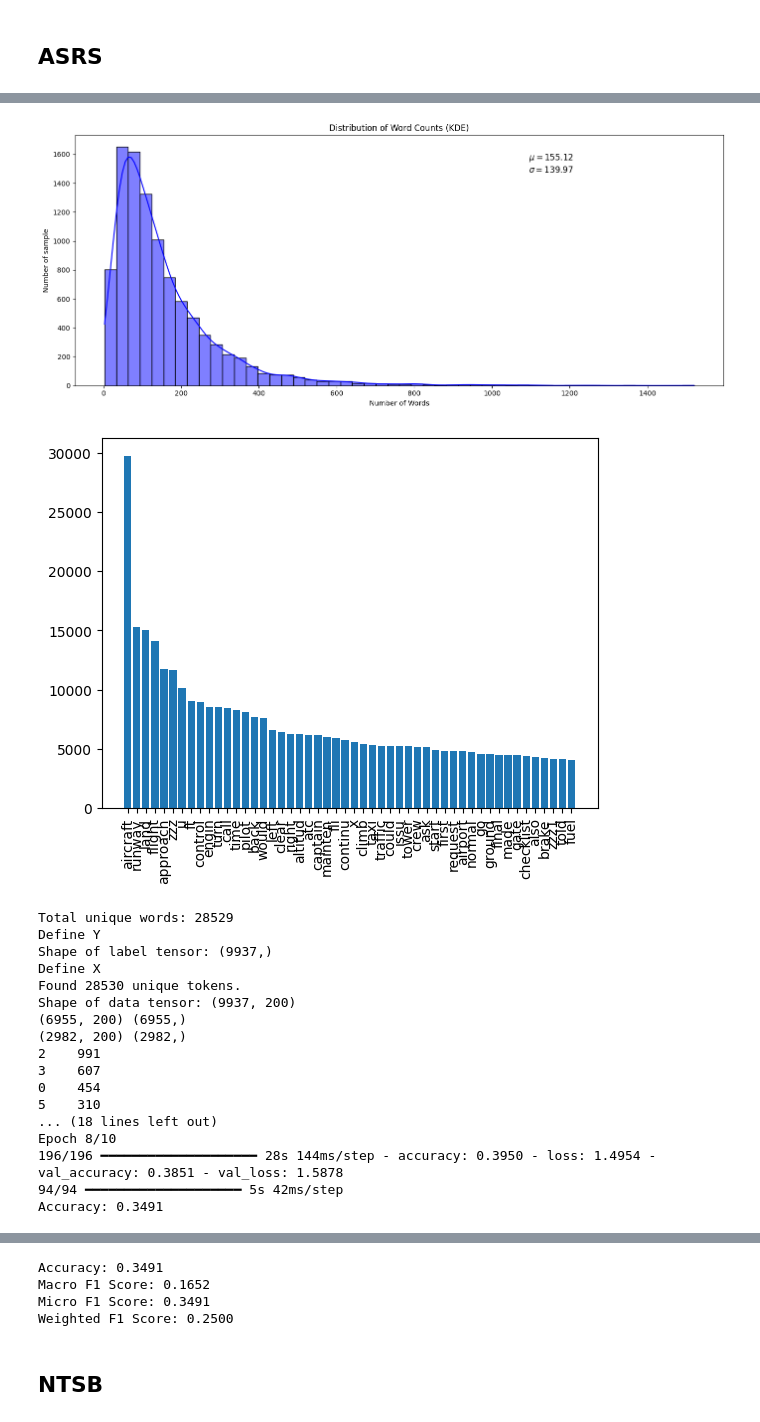
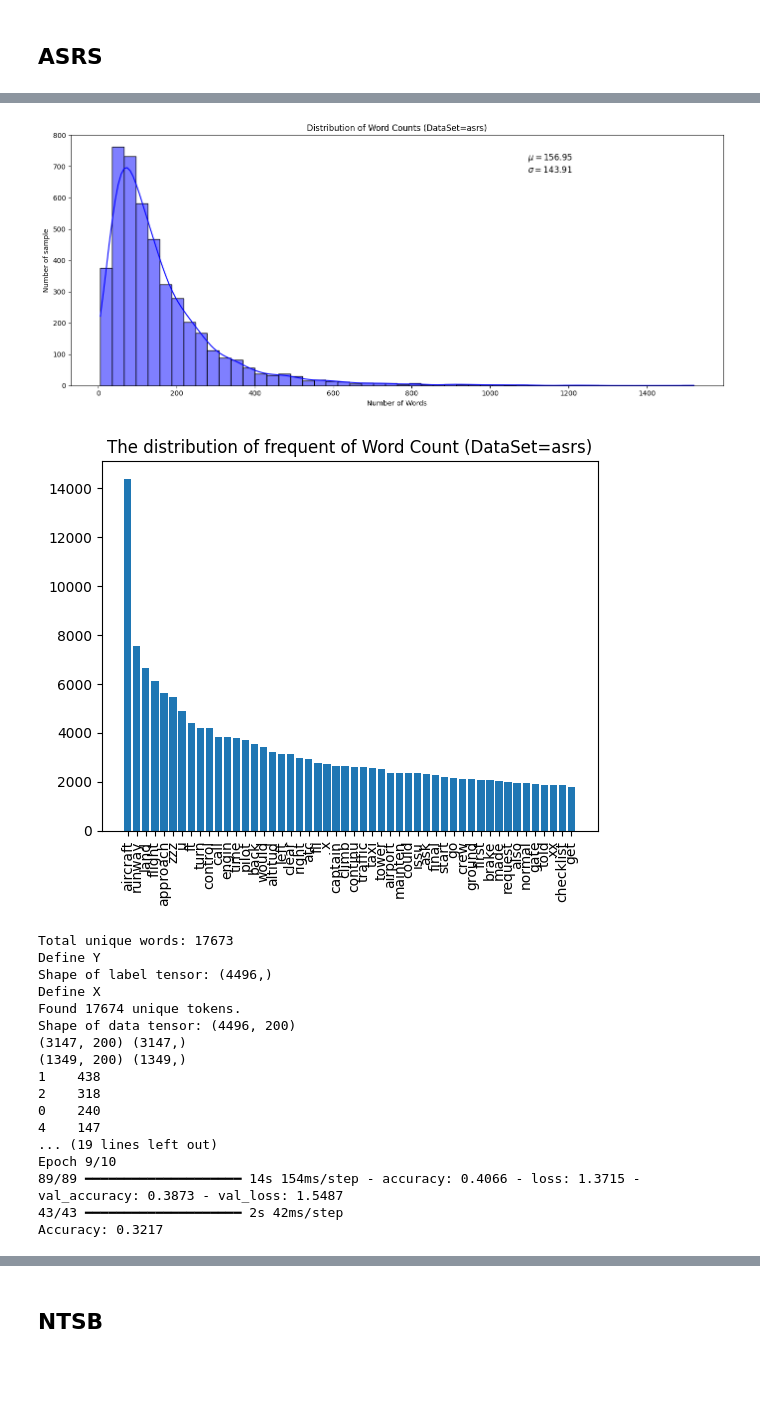
Before and after one commit to lasalasa/ASTAPM_Model, a Jupyter notebook: notebooks/notebook_main_LSTM_Hybrid_LS.ipynb, the cells around one changed output, grey strips where cells are left out. Cells and saved outputs as stored; diff of their text form; code cells hidden in the pictures; blank space fills up the shorter version.

Commit message:
Updated LSTM and LS models

```diff
--- a/notebooks/notebook_main_LSTM_Hybrid_LS.ipynb
+++ b/notebooks/notebook_main_LSTM_Hybrid_LS.ipynb
@@ -92,39 +44,25 @@ asrs_ntsb Model and vectorizer saved successfully
 # %% [markdown]
 ## ASRS
 # %%
-from sklearn.metrics import f1_score, accuracy_score
-
 options = {
     "sample_size": 0,
     "max_length": 200,
     "max_nb_words": 20000,
     "is_enable_smote": False,
-    "ls_name": 'asrs_ntsb', # Due to outperform than others
-    "ls_version": 1
+    "ls_name": 'asrs_ntsb',
+    "ls_version": 4
 }
 
 # 01. Get Data
-asrs_df = CoreUtils.get_data('asrs', from_year=2022, to_year=2023)
+asrs_df = CoreUtils.get_data('asrs', from_year=2023, to_year=2023)
 dfs = { 'asrs': asrs_df }
 
+# 02. Train Model
 asrs_lstm_Model = LSTMModel(dfs, ds_name='asrs', options=options)
 asrs_lstm_Model.train()
+
+# 03. Evaluate Model
 evaluate_result = asrs_lstm_Model.evaluate()
-
-# https://scikit-learn.org/stable/modules/generated/sklearn.metrics.f1_score.html
-y_true = asrs_lstm_Model.Y_test
-y_pred = asrs_lstm_Model.Y_pred
-
-
-accuracy = accuracy_score(y_true, y_pred)
-macro_f1_score = f1_score(y_true, y_pred, average='macro')
-micro_f1_score = f1_score(y_true, y_pred, average='micro')
-weighted_f1_score = f1_score(y_true, y_pred, average='weighted')
-
-print(f'Accuracy: {accuracy:.4f}')
-print(f'Macro F1 Score: {macro_f1_score:.4f}')
-print(f'Micro F1 Score: {micro_f1_score:.4f}')
-print(f'Weighted F1 Score: {weighted_f1_score:.4f}')
 # %% [output]
 Start labelling
 Model and vectorizer loaded successfully
@@ -147,19 +85,19 @@ Pre processed
-[figure, old version]
+[figure, new version]
-[figure, old version]
+[figure, new version]
-Total unique words: 28529
+Total unique words: 17673
 Define Y
-Shape of label tensor: (9937,)
+Shape of label tensor: (4496,)
 Define X
-Found 28530 unique tokens.
-Shape of data tensor: (9937, 200)
-(6955, 200) (6955,)
-(2982, 200) (2982,)
-2    991
-3    607
-0    454
-5    310
-... (18 lines left out)
-Epoch 8/10
-196/196 ━━━━━━━━━━━━━━━━━━━━ 28s 144ms/step - accuracy: 0.3950 - loss: 1.4954 - val_accuracy: 0.3851 - val_loss: 1.5878
-94/94 ━━━━━━━━━━━━━━━━━━━━ 5s 42ms/step
-Accuracy: 0.3491
+Found 17674 unique tokens.
+Shape of data tensor: (4496, 200)
+(3147, 200) (3147,)
+(1349, 200) (1349,)
+1    438
+2    318
+0    240
+4    147
+... (19 lines left out)
+Epoch 9/10
+89/89 ━━━━━━━━━━━━━━━━━━━━ 14s 154ms/step - accuracy: 0.4066 - loss: 1.3715 - val_accuracy: 0.3873 - val_loss: 1.5487
+43/43 ━━━━━━━━━━━━━━━━━━━━ 2s 42ms/step
+Accuracy: 0.3217
@@ -169,7 +107,3 @@ Accuracy: 0.3491
-Accuracy: 0.3491
-Macro F1 Score: 0.1652
-Micro F1 Score: 0.3491
-Weighted F1 Score: 0.2500
 # %% [markdown]
 ## NTSB
 # %%
```
Also changed, not shown: parts of 20 cells of this notebook, 10 other files.
